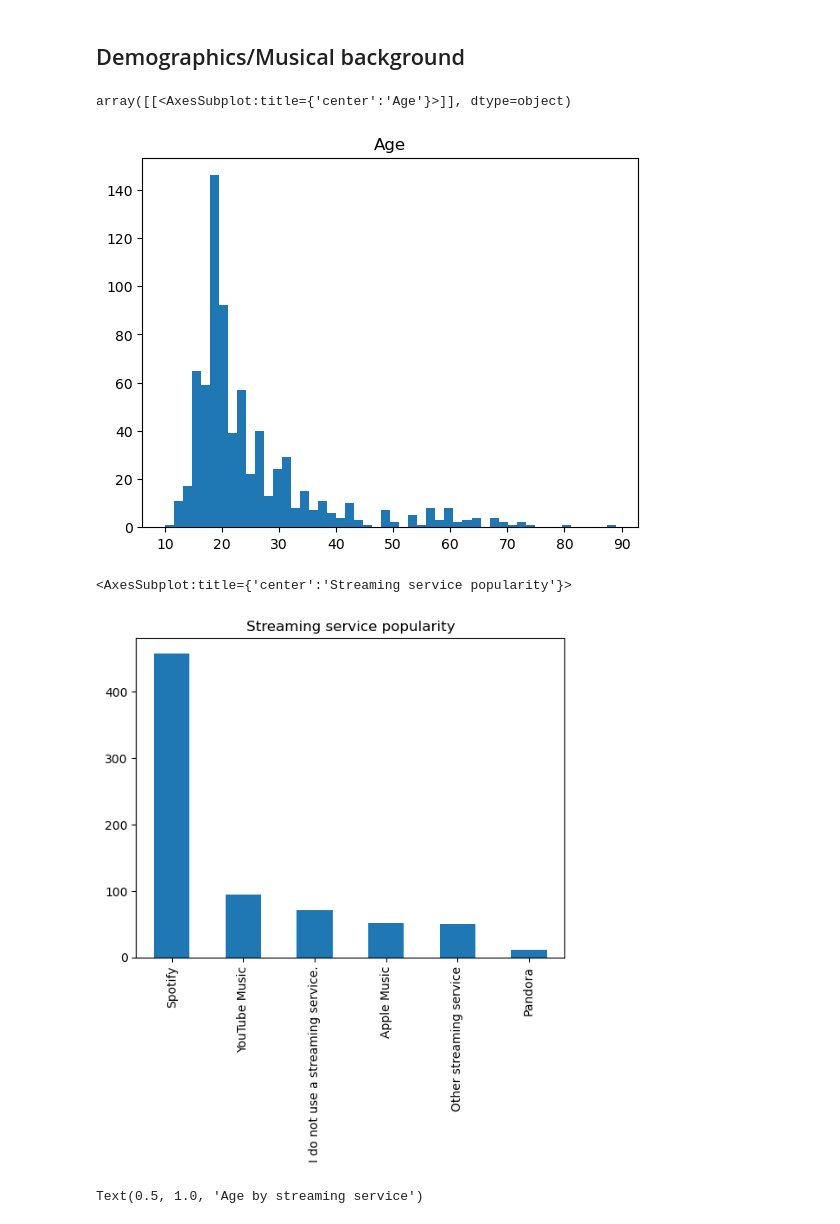
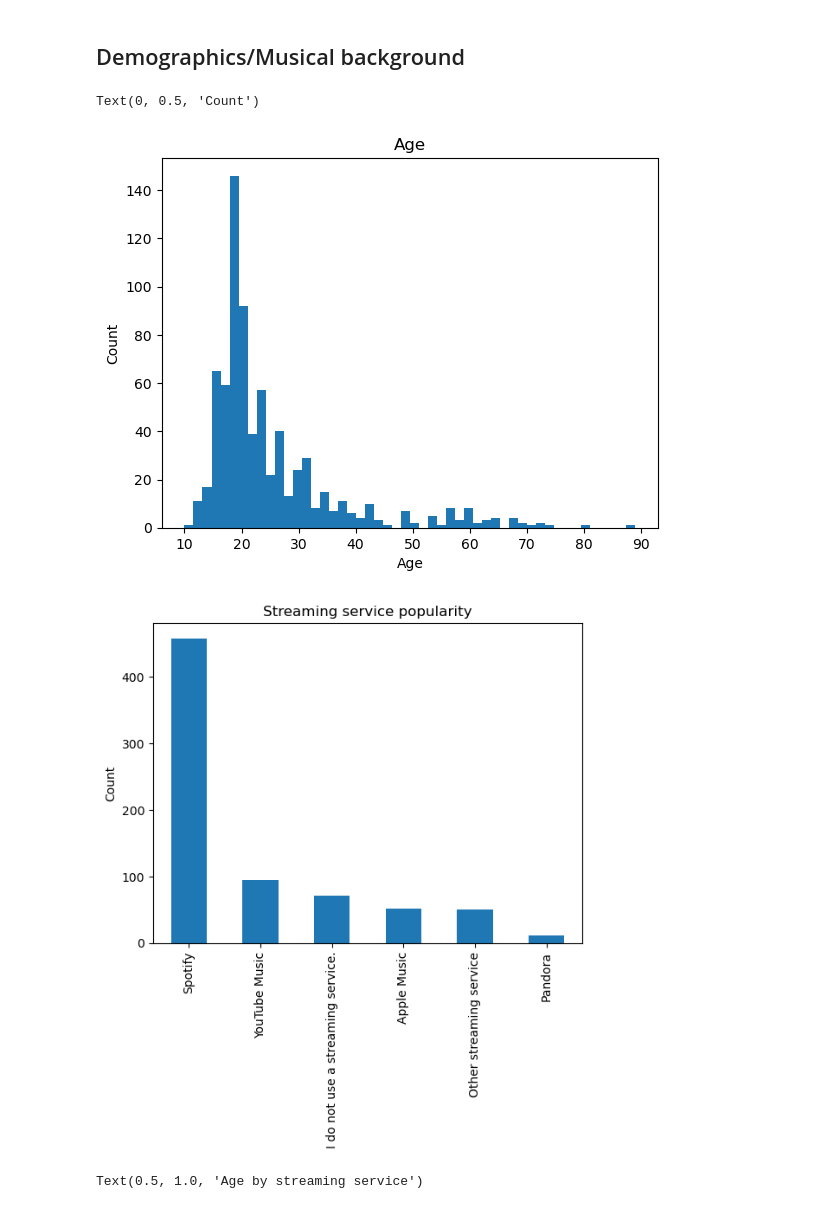
Before and after one commit to mbthompson14/final_project, a Jupyter notebook: EDA.ipynb, the cells around one changed output. Cells and saved outputs as stored; diff of their text form; code cells hidden in the pictures.

Commit message:
updated EDA plots & saved images

```diff
--- a/EDA.ipynb
+++ b/EDA.ipynb
@@ -38,15 +38,16 @@ memory usage: 184.1+ KB
 # %% [markdown]
 ## Demographics/Musical background
 # %%
-df.hist('Age', bins=50, grid=False)
+ax = df.hist('Age', bins=50, grid=False)
+ax[0][0].set_xlabel('Age')
+ax[0][0].set_ylabel('Count')
 # %% [output]
-array([[<AxesSubplot:title={'center':'Age'}>]], dtype=object)
+Text(0, 0.5, 'Count')
-[figure, old version]
+[figure, new version]
 # %%
-df['Primary_streaming_service'].value_counts().plot(kind='bar', title='Streaming service popularity')
+ax = df['Primary_streaming_service'].value_counts().plot(kind='bar', title='Streaming service popularity', ylabel='Count')
 # %% [output]
-<AxesSubplot:title={'center':'Streaming service popularity'}>
-[figure, old version]
+[figure, new version]
 # %%
 strm = sns.boxplot(data=df, x='Primary_streaming_service', y='Age')
 strm.set_xticklabels(labels=['Spotify','Pandora','Youtube Music','None','Apple Music','Other'],rotation=45)
```
Also changed, not shown: parts of 1 cell of this notebook, 9 other files.
